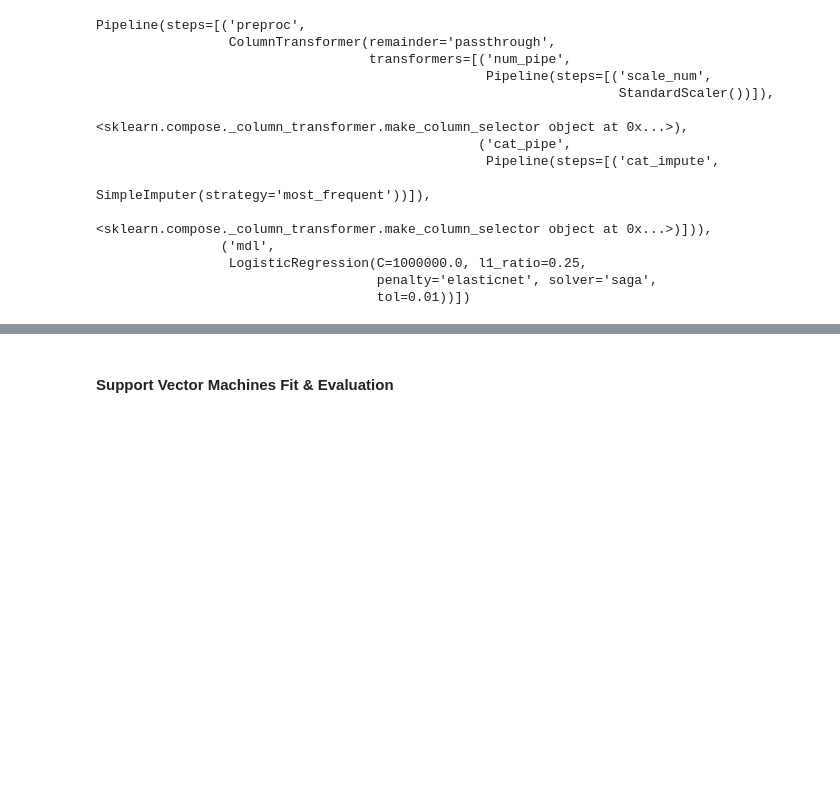
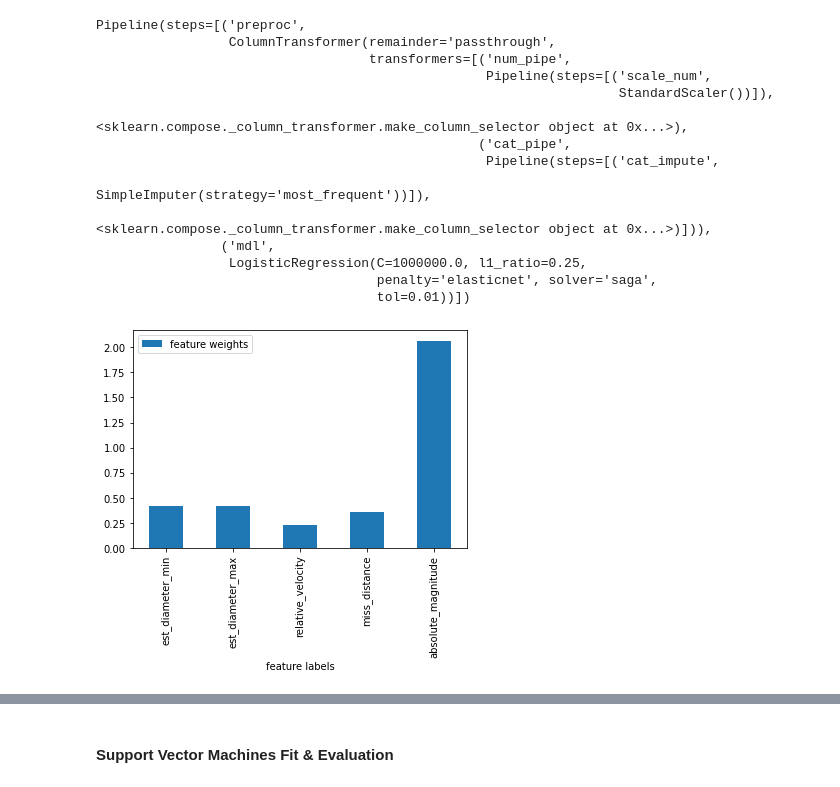
Before and after one commit to samarakoon-ryan/NASA-nearest-earth-objects-modeling, a Jupyter notebook: project_notebook.ipynb, the cells around one changed output, grey strips where cells are left out. Cells and saved outputs as stored; diff of their text form; code cells hidden in the pictures; blank space fills up the shorter version.

```diff
--- a/project_notebook.ipynb
+++ b/project_notebook.ipynb
@@ -288,0 +294,11 @@ dropper_pipe = ColumnTransformer([("dropper", "drop", ["orbiting_body", "sentry_
+# %%
+# All of the FunctionTransformers are setup here as well as the feature engineering pipeline
+
+est_diameter_transform = FunctionTransformer(combine_est_diameter)
+year_pipe_transform = FunctionTransformer(year_transformer)
+drop_columns_transform = FunctionTransformer(dropper)
+drop_name_transform = FunctionTransformer(name_dropper)
+
+feat_eng = Pipeline([("diameter", est_diameter_transform),
+                     ("year", year_pipe_transform),
+                     ("dropper", drop_columns_transform)])
@@ -360,7 +386,8 @@ Considering my data have no missing values, I won't need any imputation pipeline
 # %%
 # Build pipe for handling numerical and categorical data
 
-num_pipeline = Pipeline(steps=[('scale_num', StandardScaler())])
+num_pipeline = Pipeline(steps=[('scale_num', StandardScaler()),
+                               ('num_impute', SimpleImputer(missing_values=np.nan, strategy='mean'))])
 
 cat_pipeline = Pipeline(steps=[('cat_impute', SimpleImputer(missing_values=np.nan, strategy='most_frequent'))])
 # %%
@@ -506,4 +578,14 @@ Pipeline(steps=[('preproc',
                  LogisticRegression(C=1000000.0, l1_ratio=0.25,
                                     penalty='elasticnet', solver='saga',
                                     tol=0.01))])
+# %%
+# logistic regression feature weights
+lr_feature_weight = abs(logistic_regression_grid_search.best_estimator_['mdl'].coef_[0])
+lr_feature_names = ['est_diameter_min', 'est_diameter_max', 'relative_velocity', 'miss_distance', 'absolute_magnitude']
+
+lr_feature_importance = pd.DataFrame({'feature labels': lr_feature_names, 'feature weights': lr_feature_weight})
+lr_feature_importance.plot.bar(x='feature labels', y='feature weights')
+plt.show()
+# %% [output]
+[figure, added]
 # %%
```
Also changed, not shown: parts of 17 cells of this notebook.
